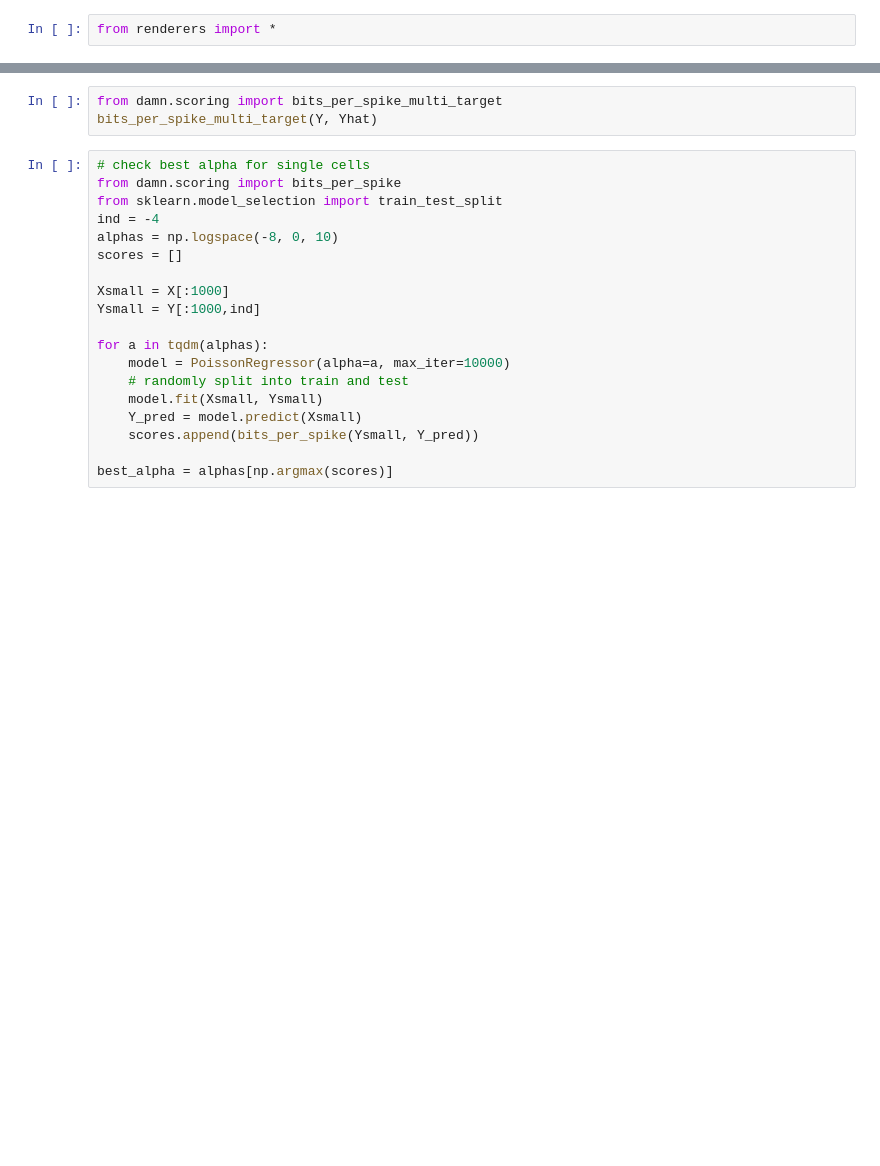
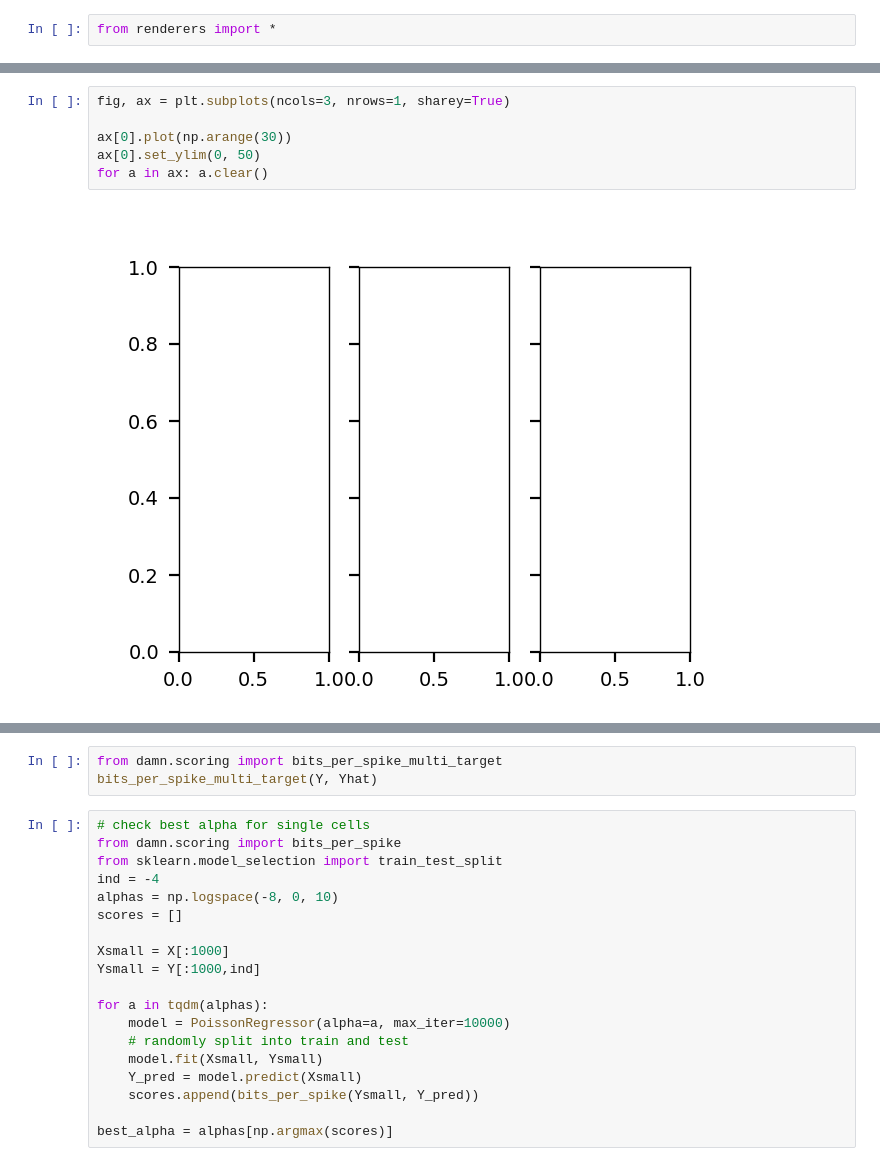
Before and after one commit to stellinaao/df-rnns, a Jupyter notebook: notebooks/df_dm.ipynb, the cells around one changed output, grey strips where cells are left out. Drawn from its saved outputs; the diff is of its cells as text; blank space fills up the shorter version.

```diff
--- a/notebooks/df_dm.ipynb
+++ b/notebooks/df_dm.ipynb
@@ -208,3 +204,11 @@ from renderers import *
+# %%
+fig, ax = plt.subplots(ncols=3, nrows=1, sharey=True)
+
+ax[0].plot(np.arange(30))
+ax[0].set_ylim(0, 50)
+for a in ax: a.clear()
+# %% [output]
+[figure, added]
 # %%
 # plot kernels
 ind = 71
```
Also changed, not shown: parts of 23 cells of this notebook, 5 other files.
